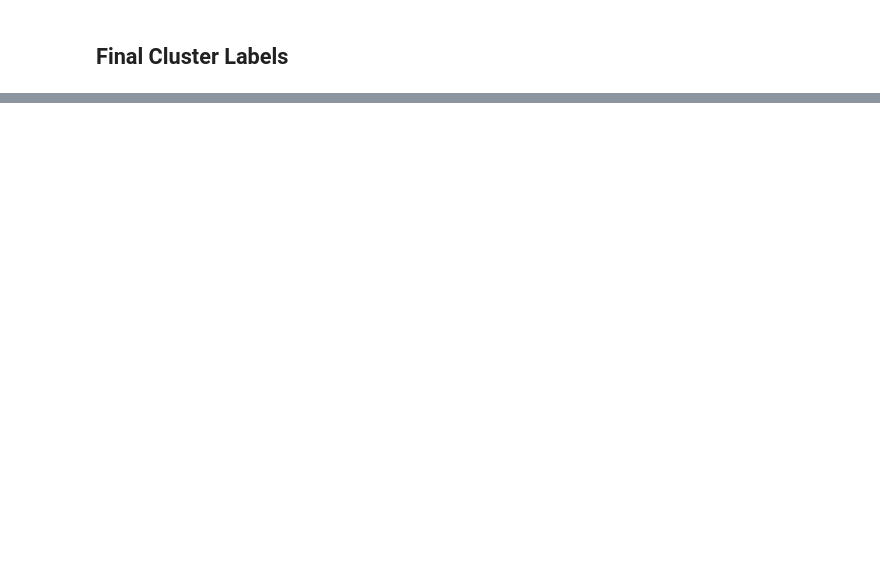
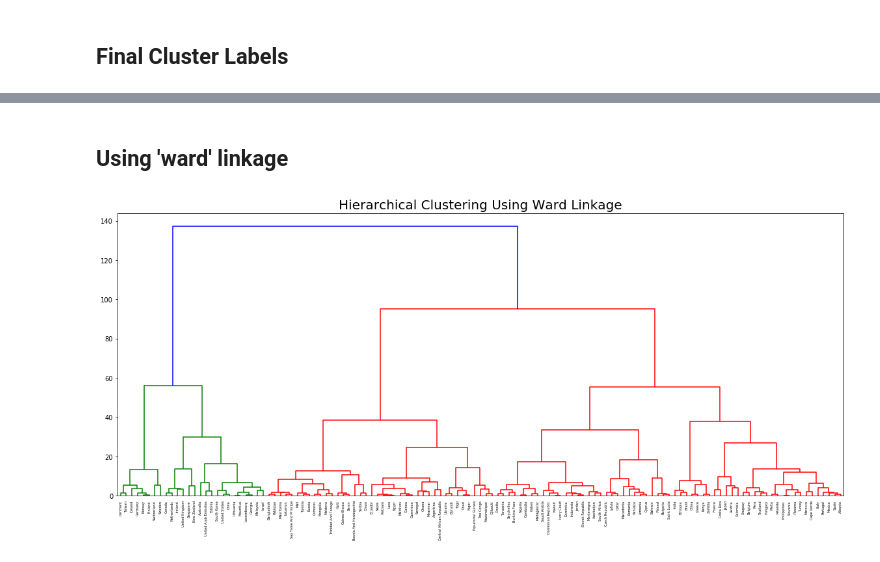
Before and after one commit to sam-cannon/EFFERT-Index, a Jupyter notebook: Hierarchical Clustering GGEI and IEF.ipynb, the cells around one changed output, grey strips where cells are left out. Drawn from its saved outputs; the diff is of its cells as text; code cells hidden in the pictures; blank space fills up the shorter version.

```diff
--- a/Hierarchical Clustering GGEI and IEF.ipynb
+++ b/Hierarchical Clustering GGEI and IEF.ipynb
@@ -80,0 +100,8 @@ pairs.sort_values('labels').reset_index(drop = True)
+# %% [markdown]
+## Using 'ward' linkage
+# %%
+plt.figure(figsize = (20, 8))
+dendrogram = sch.dendrogram(sch.linkage(X, method='ward'), labels = country_names)
+plt.title('Hierarchical Clustering Using Ward Linkage', fontsize= 20);
+# %% [output]
+[figure, added]
```
Also changed, not shown: parts of 10 cells of this notebook.
